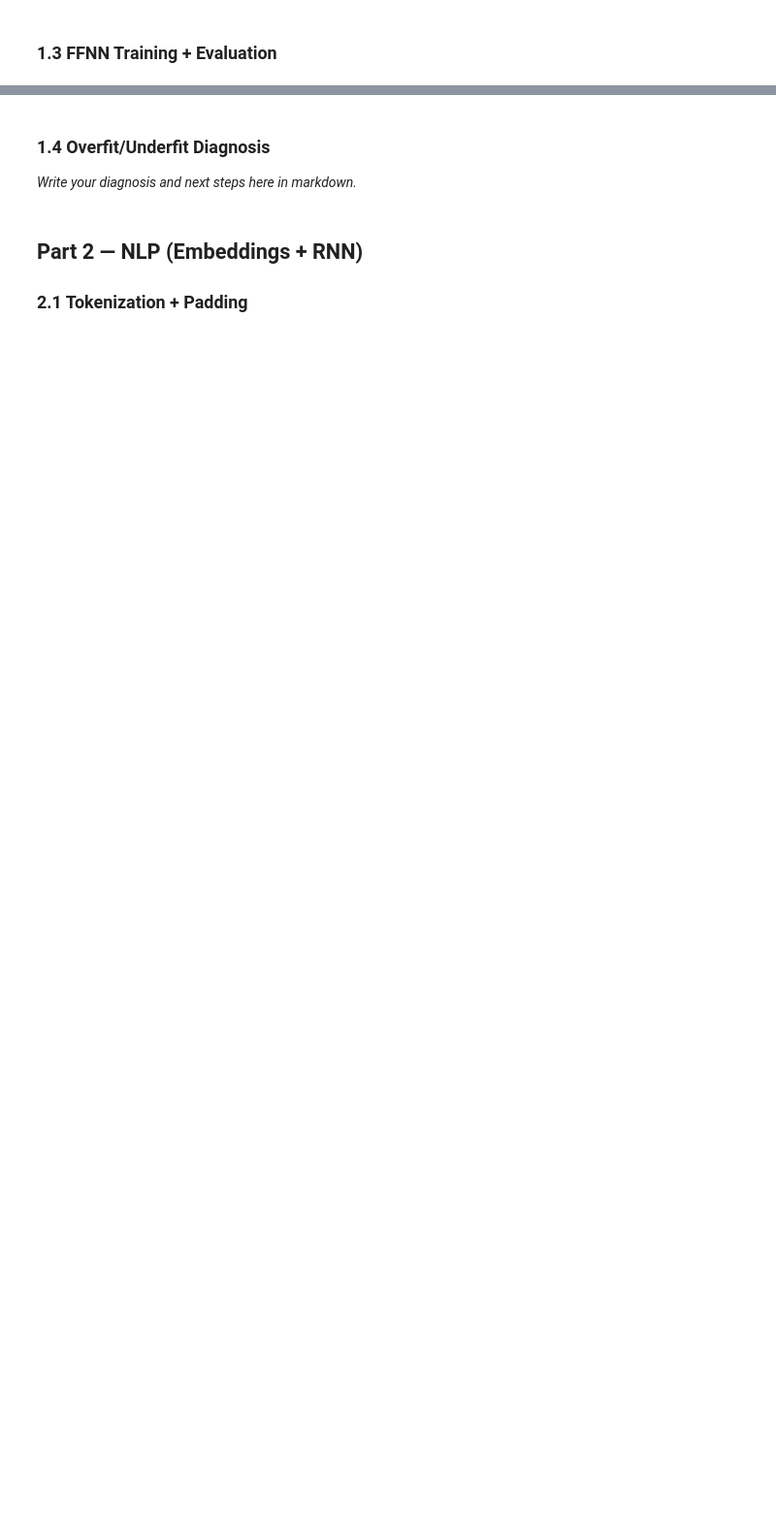
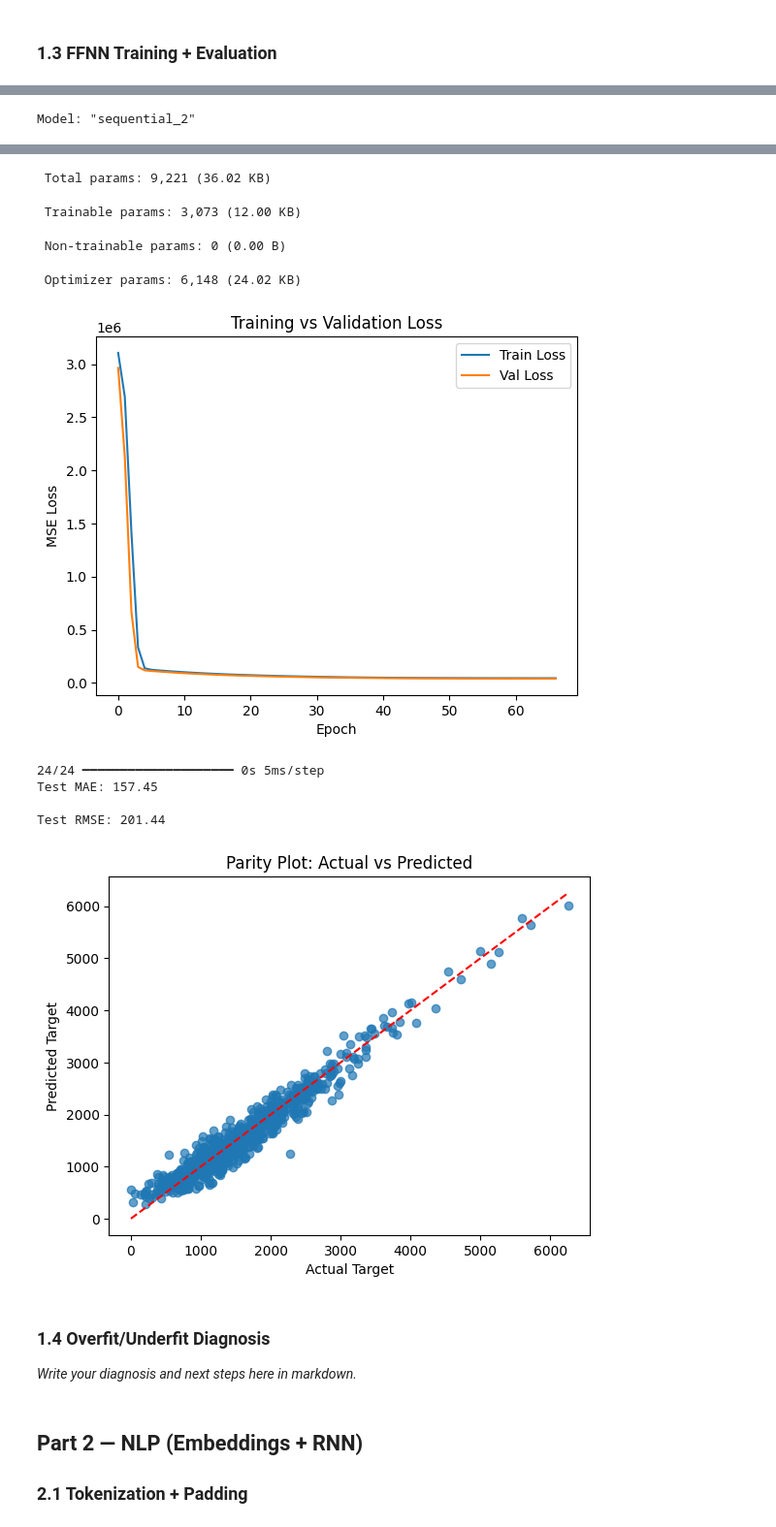
Before and after one commit to haneeshsinghal/Graded_Assignment_M4_M5_M6, a Jupyter notebook: M5/Haneesh_Singhal_DL_Assignment.ipynb, the cells around one changed output, grey strips where cells are left out. Shown at 97% size. Cells and saved outputs as stored; diff of their text form; code cells hidden in the pictures; blank space fills up the shorter version.

```diff
--- a/M5/Haneesh_Singhal_DL_Assignment.ipynb
+++ b/M5/Haneesh_Singhal_DL_Assignment.ipynb
@@ -92,20 +173,25 @@ Data leakage happens when information from outside the training set is used to c
 ### 1.3 FFNN Training + Evaluation
 # %%
 import tensorflow as tf
-from tensorflow.keras import layers, models, callbacks
+from tensorflow import keras
+from keras import layers, models, callbacks
 import matplotlib.pyplot as plt
 from sklearn.metrics import mean_absolute_error, mean_squared_error
 
+# Build the model
 model = models.Sequential([
     layers.Input(shape=(X_train.shape[1],)),
     layers.Dense(64, activation='relu'),
     layers.Dense(32, activation='relu'),
     layers.Dense(1, activation='linear')
 ])
-model.compile(optimizer='adam', loss='mse')
+# Compile the model using Adam optimizer and MSE loss
+model.compile(optimizer='adam', loss='mse', metrics=['mae'])
 
+# Early stopping callback to prevent overfitting
 es = callbacks.EarlyStopping(monitor='val_loss', patience=3, restore_best_weights=True)
 
+# Train the model using training data and validate on validation set
 history = model.fit(
     X_train, y_train,
     validation_data=(X_val, y_val),
@@ -115,8 +201,10 @@ history = model.fit(
     verbose=1
 )
 
+# Evaluate the model
 model.summary()
 
+# Plot training and validation loss
 plt.plot(history.history['loss'], label='Train Loss')
 plt.plot(history.history['val_loss'], label='Val Loss')
 plt.xlabel('Epoch')
@@ -125,15 +213,19 @@ plt.title('Training vs Validation Loss')
 plt.legend()
 plt.show()
 
+# Predictions and evaluation on test set
 y_pred = model.predict(X_test).flatten()
 mae = mean_absolute_error(y_test, y_pred)
 rmse = np.sqrt(mean_squared_error(y_test, y_pred))
-print(f"Test MAE: {mae:.2f}")
+
+print(f"Test MAE: {mae:.2f}\n")
 print(f"Test RMSE: {rmse:.2f}")
 
+# Parity plot
 plt.scatter(y_test, y_pred, alpha=0.7)
 plt.xlabel('Actual Target')
 plt.ylabel('Predicted Target')
 plt.title('Parity Plot: Actual vs Predicted')
 plt.plot([y_test.min(), y_test.max()], [y_test.min(), y_test.max()], 'r--')
 plt.show()
+# %% [output]
@@ -139,0 +249 @@ plt.show()
+Model: "sequential_2"
@@ -140,3 +259,13 @@ plt.show()
+ Total params: 9,221 (36.02 KB)
+ Trainable params: 3,073 (12.00 KB)
+ Non-trainable params: 0 (0.00 B)
+ Optimizer params: 6,148 (24.02 KB)
+[figure, added]
+24/24 ━━━━━━━━━━━━━━━━━━━━ 0s 5ms/step
+Test MAE: 157.45
+
+Test RMSE: 201.44
+[figure, added]
 # %% [markdown]
 ### 1.4 Overfit/Underfit Diagnosis
 
```
Also changed, not shown: parts of 14 cells of this notebook.
